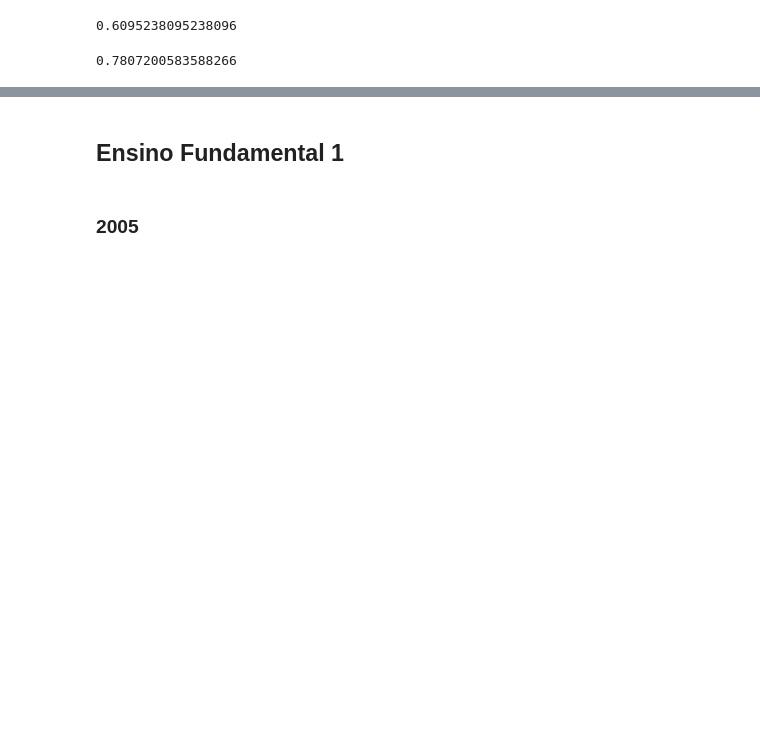
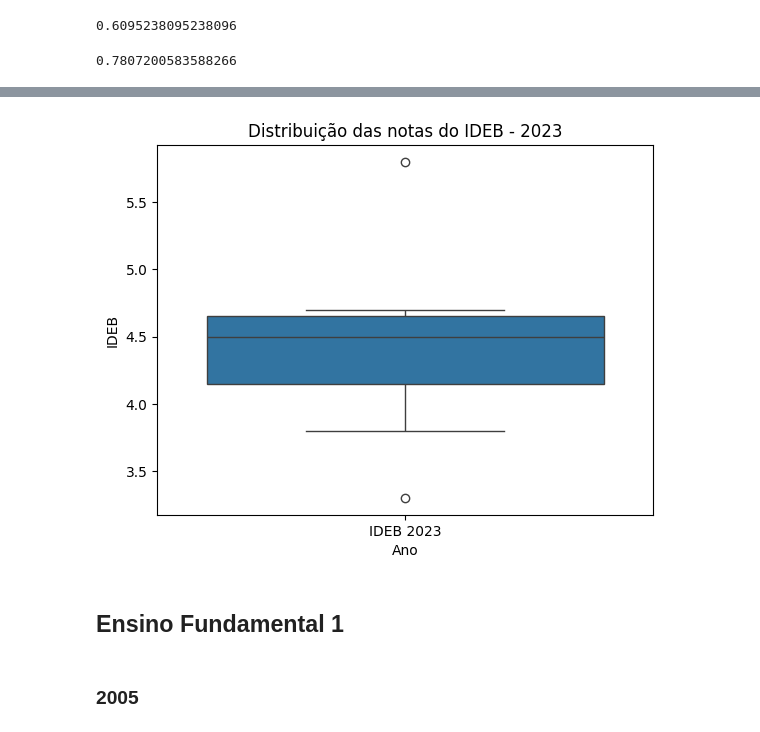
Before and after one commit to claraaqn/IC-Dadis_IDEB, a Jupyter notebook: analise_descritiva_escola.ipynb, the cells around one changed output, grey strips where cells are left out. Cells and saved outputs as stored; diff of their text form; code cells hidden in the pictures; blank space fills up the shorter version.

```diff
--- a/analise_descritiva_escola.ipynb
+++ b/analise_descritiva_escola.ipynb
@@ -83,3 +94,19 @@ ensino_medio_2023.std()
+# %%
+# converte o dataframe do formato wide para o formato long
+ideb_long = pd.melt(
+    ensino_medio,
+    id_vars=["Nome da Escola"],
+    value_vars=["IDEB 2017", "IDEB 2019", "IDEB 2021", "IDEB 2023"],
+    var_name="Ano",
+    value_name="IDEB"
+)
+
+ideb_2023 = ideb_long[ideb_long["Ano"] == "IDEB 2023"] # pega o ano de 2023
+sns.boxplot(data=ideb_2023, x="Ano", y="IDEB")
+plt.title("Distribuição das notas do IDEB - 2023")
+plt.show()
+# %% [output]
+[figure, added]
 # %% [markdown]
 ## Ensino Fundamental 1
 # %%
```
Also changed, not shown: parts of 4 cells of this notebook.
